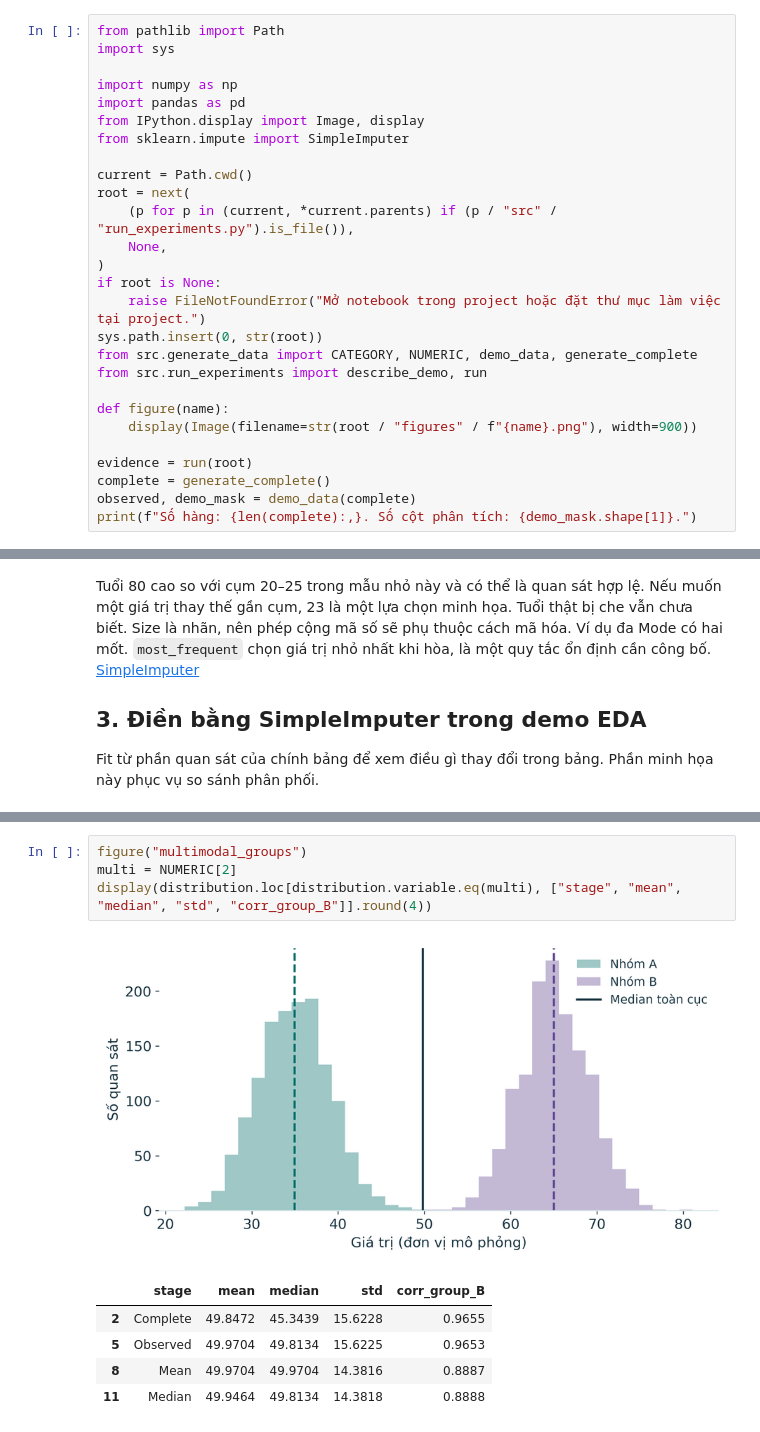
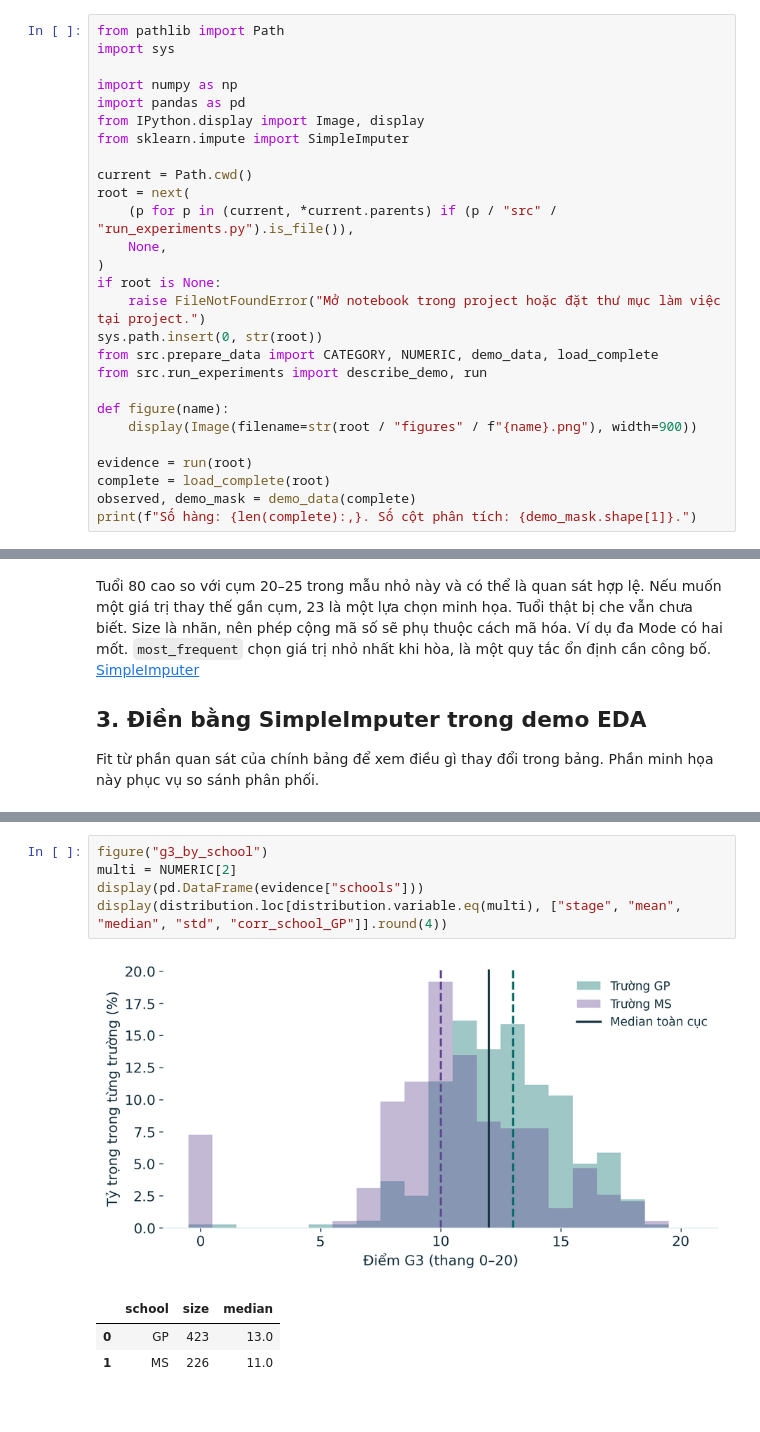
Before and after one commit to ncat218/Seminar-DS111, a Jupyter notebook: notebooks/seminar_imputation.ipynb, the cells around one changed output, grey strips where cells are left out. Saved outputs shown, nothing was run; the diff lists cells and outputs as text.

Commit message:
Use UCI Student Performance data in the DS111 seminar

```diff
--- a/notebooks/seminar_imputation.ipynb
+++ b/notebooks/seminar_imputation.ipynb
@@ -23,14 +23,14 @@ root = next(
 if root is None:
     raise FileNotFoundError("Mở notebook trong project hoặc đặt thư mục làm việc tại project.")
 sys.path.insert(0, str(root))
-from src.generate_data import CATEGORY, NUMERIC, demo_data, generate_complete
+from src.prepare_data import CATEGORY, NUMERIC, demo_data, load_complete
 from src.run_experiments import describe_demo, run
 
 def figure(name):
     display(Image(filename=str(root / "figures" / f"{name}.png"), width=900))
 
 evidence = run(root)
-complete = generate_complete()
+complete = load_complete(root)
 observed, demo_mask = demo_data(complete)
 print(f"Số hàng: {len(complete):,}. Số cột phân tích: {demo_mask.shape[1]}.")
 # %% [output]
@@ -196,11 +196,10 @@ Hai đỉnh tương ứng với nhóm A/B được sinh theo thiết kế. Nếu
 # %%
-figure("multimodal_groups")
+figure("g3_by_school")
 multi = NUMERIC[2]
-display(distribution.loc[distribution.variable.eq(multi), ["stage", "mean", "median", "std", "corr_group_B"]].round(4))
+display(pd.DataFrame(evidence["schools"]))
+display(distribution.loc[distribution.variable.eq(multi), ["stage", "mean", "median", "std", "corr_school_GP"]].round(4))
 # %% [output]
-[figure, old version]
+[figure, new version]
-|  | stage | mean | median | std | corr_group_B |
-| 2 | Complete | 49.8472 | 45.3439 | 15.6228 | 0.9655 |
-| 5 | Observed | 49.9704 | 49.8134 | 15.6225 | 0.9653 |
-| 8 | Mean | 49.9704 | 49.9704 | 14.3816 | 0.8887 |
-| 11 | Median | 49.9464 | 49.8134 | 14.3818 | 0.8888 |
+|  | school | size | median |
+| 0 | GP | 423 | 13.0 |
+| 1 | MS | 226 | 11.0 |
```
Also changed, not shown: parts of 11 cells of this notebook, 34 other files.
